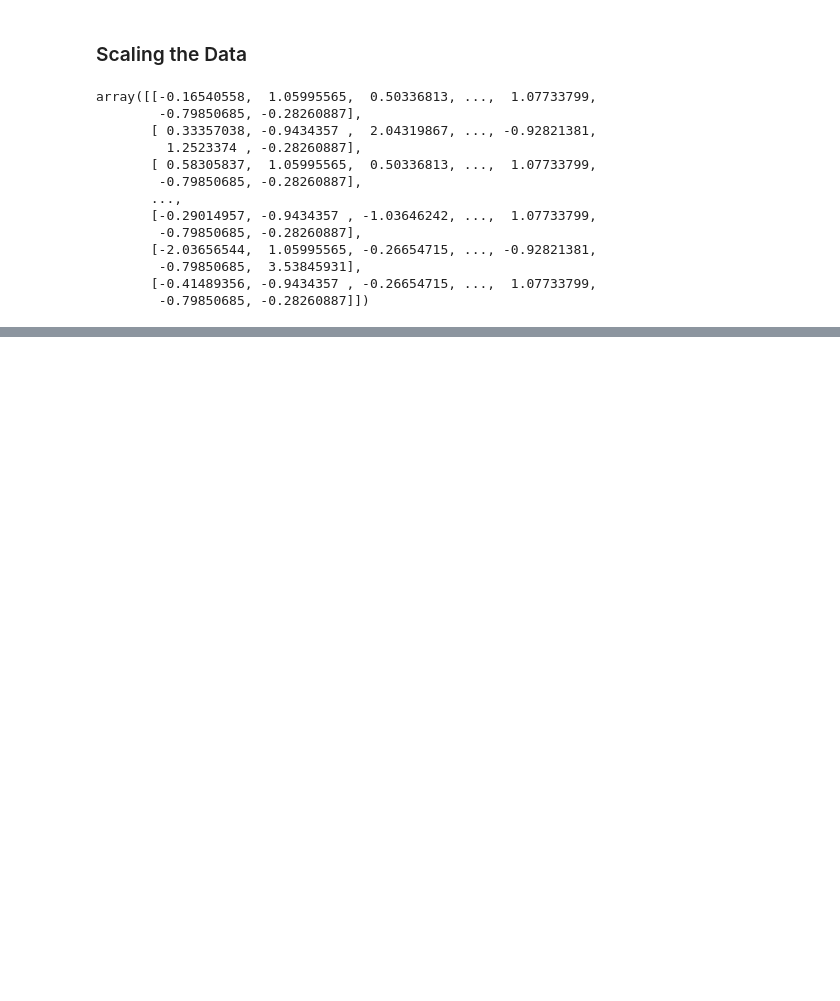
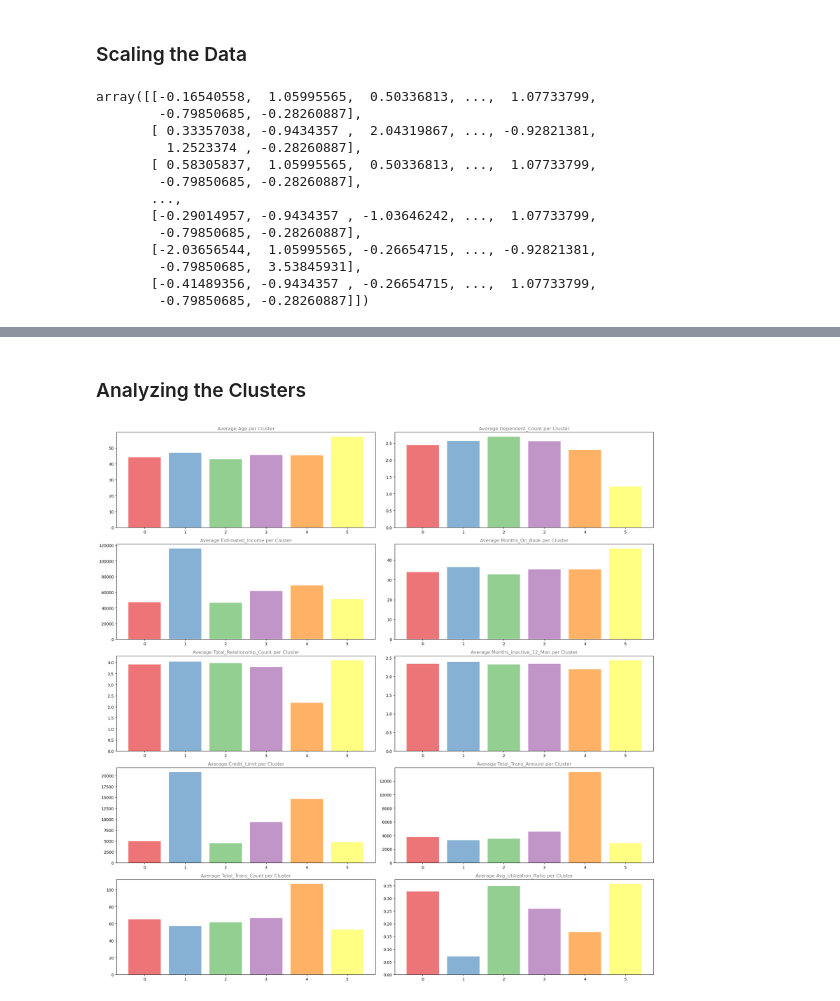
Before and after one commit to KaraniAbdellah/kmeans-credit-card-clustering, a Jupyter notebook: main.ipynb, the cells around one changed output, grey strips where cells are left out. Cells and saved outputs as stored; diff of their text form; code cells hidden in the pictures; blank space fills up the shorter version.

```diff
--- a/main.ipynb
+++ b/main.ipynb
@@ -156,0 +188,8 @@ array([[-0.16540558,  1.05995565,  0.50336813, ...,  1.07733799,
+# %%
+model = KMeans(n_clusters=6, max_iter=300)
+y= model.fit_predict(X_scaled)
+
+y
+
+df["CLUSTER"] = y
+df.head(10)
@@ -156,0 +208,20 @@ array([[-0.16540558,  1.05995565,  0.50336813, ...,  1.07733799,
+# %% [markdown]
+### Analyzing the Clusters
+# %%
+df['CLUSTER'].value_counts()
+
+#
+numeric_columns = df.select_dtypes(include=np.number).drop(['customer_id', 'CLUSTER'], axis=1).columns
+
+fig = plt.figure(figsize=(20, 20))
+for i, column in enumerate(numeric_columns):
+    df_plot = df.groupby('CLUSTER')[column].mean()
+    ax = fig.add_subplot(5, 2, i+1)
+    ax.bar(df_plot.index, df_plot, color=sns.color_palette('Set1'), alpha=0.6)
+    ax.set_title(f'Average {column.title()} per Cluster', alpha=0.5)
+    ax.xaxis.grid(False)
+
+plt.tight_layout()
+plt.show()
+# %% [output]
+[figure, added]
```
Also changed, not shown: parts of 5 cells of this notebook, 1 other file.
